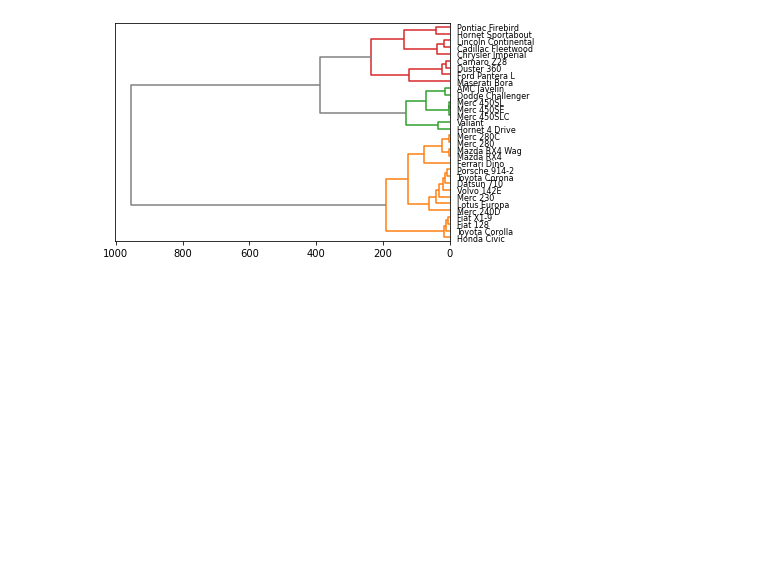
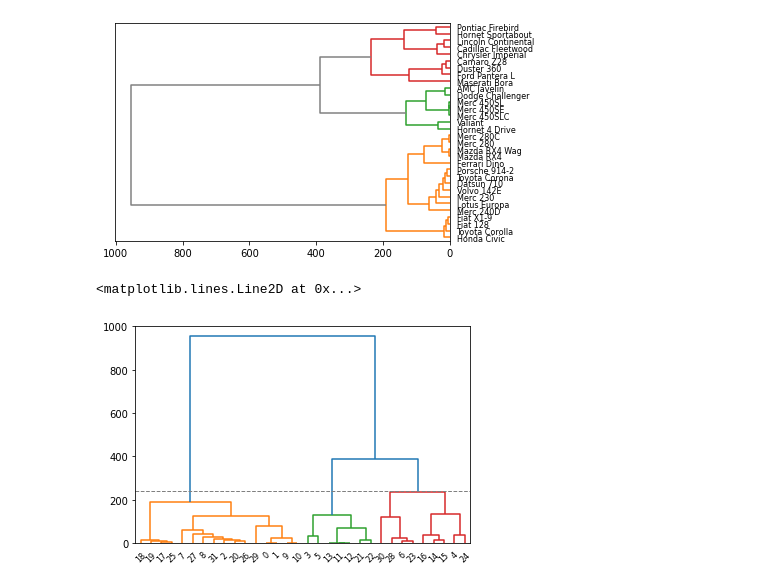
Before and after one commit to rudyhendrawn/data-course, a Jupyter notebook: data-visualization/Plot-Hierarchy.ipynb, the cells around one changed output. Cells and saved outputs as stored; diff of their text form; code cells hidden in the pictures; blank space fills up the shorter version.

Commit message:
update basic dendrogram

```diff
--- a/data-visualization/Plot-Hierarchy.ipynb
+++ b/data-visualization/Plot-Hierarchy.ipynb
@@ -76,3 +65,13 @@ for label in x_labels:
     lbl.set_color(color_palette(color_value))
 # %% [output]
 [figure]
+# %%
+# Buat garis threshold
+Z = hierarchy.linkage(df, 'ward')
+
+# Control number of clusters in the plot + add horizontal line.
+plot_dendrogram = hierarchy.dendrogram(Z, color_threshold=240)
+plt.axhline(y=240, c='grey', lw=1, linestyle='dashed')
+# %% [output]
+<matplotlib.lines.Line2D at 0x...>
+[figure, added]
```
Also changed, not shown: parts of 3 cells of this notebook.
